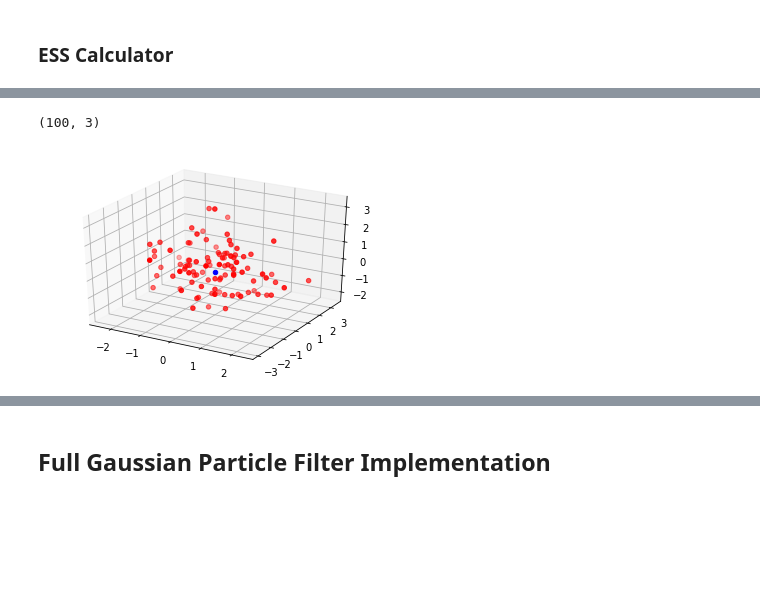
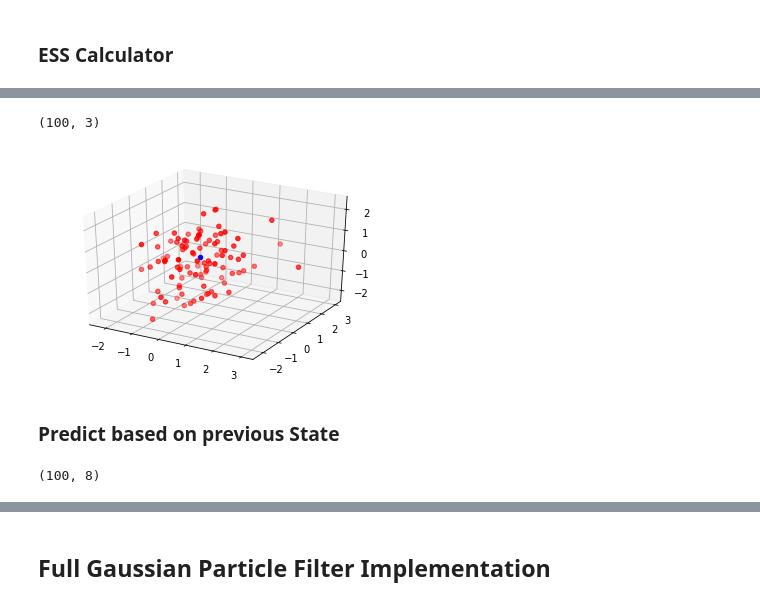
Before and after one commit to dangthanhan507/Vehicle-Tracking, a Jupyter notebook: notebook/Gaussian State Space Model Particle Filter.ipynb, the cells around one changed output, grey strips where cells are left out. Saved outputs shown, nothing was run; the diff lists cells and outputs as text; code cells hidden in the pictures; blank space fills up the shorter version.

Commit message:
Added all parts of Gaussian Particle Filter separately with checks. Next step is to piece it together.

```diff
--- a/notebook/Gaussian State Space Model Particle Filter.ipynb
+++ b/notebook/Gaussian State Space Model Particle Filter.ipynb
@@ -234,15 +234,20 @@ array([-1.09045298e-02,  1.42785121e-01, -1.68207370e-03,  1.20044716e-02,
 # %%
-x0 = np.linalg.inv(C) @ y_t
-
+x0 = avg.reshape(8,1)
 data = particles[:,:3]
 print(data.shape)
 
 fig = plt.figure()
 ax = fig.add_subplot(projection='3d')
 
 ax.scatter(x0[0,:], x0[1,:], x0[2,:],c='blue')
 ax.scatter(data[:,0], data[:,1], data[:,2], c='red')
 plt.show()
 # %% [output]
 (100, 3)
-[figure, old version]
+[figure, new version]
+# %% [markdown]
+### Predict based on previous State
+# %%
+particles.shape
+# %% [output]
+(100, 8)
```
Also changed, not shown: parts of 18 cells of this notebook.
